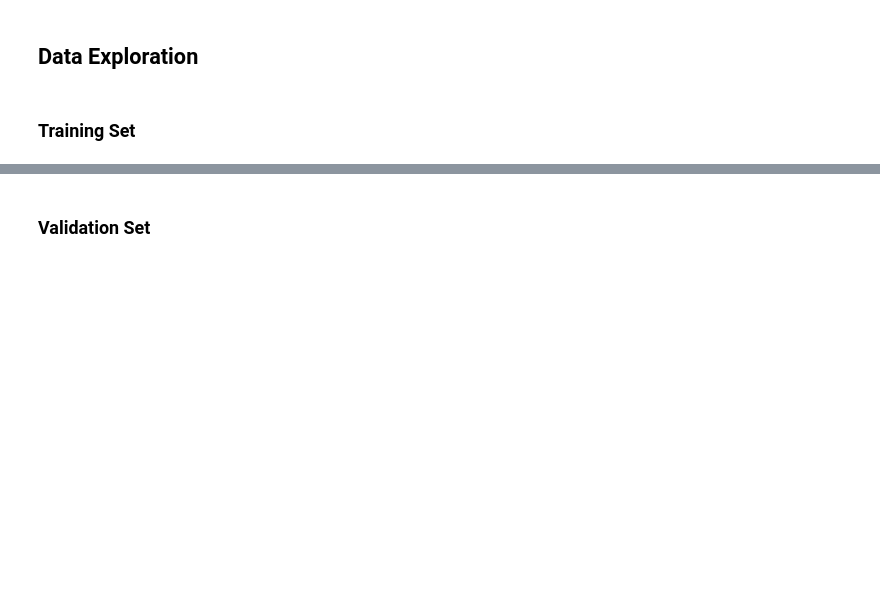
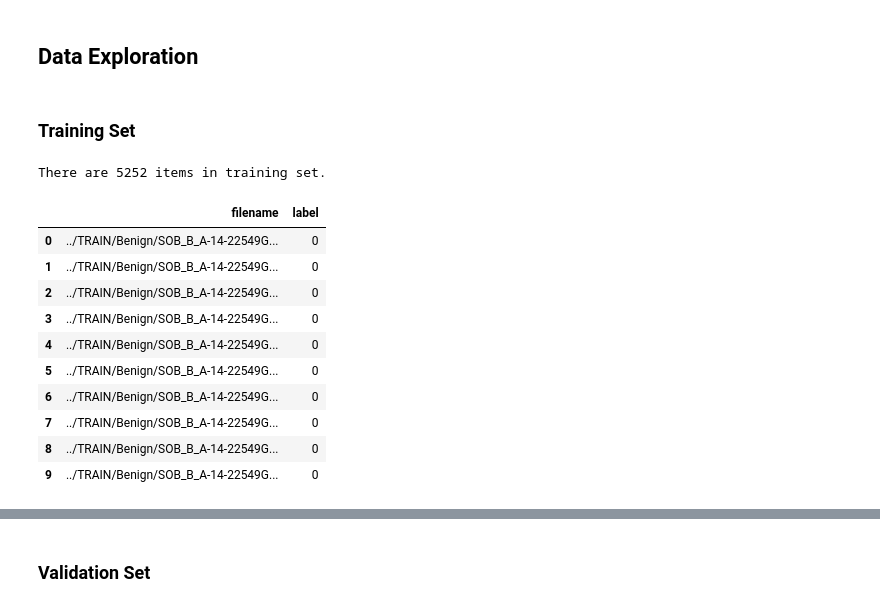
Before and after one commit to As-12/BreakHis-ML, a Jupyter notebook: keras_models/keras_inception_v3.ipynb, the cells around one changed output, grey strips where cells are left out. Saved outputs shown, nothing was run; the diff lists cells and outputs as text; code cells hidden in the pictures; blank space fills up the shorter version.

```diff
--- a/keras_models/keras_inception_v3.ipynb
+++ b/keras_models/keras_inception_v3.ipynb
@@ -102,7 +102,7 @@ def buildImageDataset(path, imageResize=None,shuffle=False,seed=0):
     filenames = []
     data = []
     labels = []
-    imagePaths = sorted(list(paths.list_files(path)))
+    imagePaths = sorted(list(paths.list_images(path)))
 
     if shuffle == True:
         random.seed(seed)
@@ -117,7 +117,7 @@ def buildImageDataset(path, imageResize=None,shuffle=False,seed=0):
         filenames.append(imagePath)
         label = imagePath.split(os.path.sep)[-2]
         labels.append(CLASS_LABELS.index(label))
-    return (np.array(data).astype("float64"), np.array(labels), np.array(filenames))
+    return (np.array(data), np.array(labels), np.array(filenames))
 
 def showClassDistribution(y, labels):
     figure = plt.figure(figsize=(10,5))
@@ -125,6 +125,6 @@ def showClassDistribution(y, labels):
     ax.set_xticklabels(labels)
     plt.show()
 # %%
-X_train, y_train, train_files = buildImageDataset(TRAIN_DIR)
-X_valid, y_valid, valid_files = buildImageDataset(VAL_DIR)
-X_test, y_test, test_files = buildImageDataset(TEST_DIR)
+X_train, y_train, train_files = buildImageDataset(TRAIN_DIR,imageResize=IMAGE_RESIZE,seed=SEED)
+X_valid, y_valid, valid_files = buildImageDataset(VAL_DIR,imageResize=IMAGE_RESIZE,seed=SEED)
+X_test, y_test, test_files = buildImageDataset(TEST_DIR,imageResize=IMAGE_RESIZE,seed=SEED)
@@ -133,10 +133,42 @@ MemoryError:
+# %%
+#["-40","-100-","-200-","-400-"]
+magnifications = "-400-"
+
+run_this = 0
+
+if run_this == 1:
+    index = [i for i,item in enumerate(trainDataFrame["filename"]) if magnifications in item]
+    X_train = X_train[index]
+    y_train = y_train[index]
+    train_files = train_files[index]
+
+    index = [i for i,item in enumerate(validDataFrame["filename"]) if magnifications in item]
+    X_valid = X_valid[index]
+    y_valid = y_valid[index]
+    train_files
+    index = [i for i,item in enumerate(testDataFrame["filename"]) if magnifications in item]
+    X_test = X_test[index]
+    y_test = y_test[index]
 # %% [markdown]
 ## Data Exploration
 # %% [markdown]
 ### Training Set
 # %%
-testDataFrame = pd.DataFrame({'label':y_train, 'filename':train_files})
+trainDataFrame = pd.DataFrame({'label':y_train, 'filename':train_files})
 print("There are {} items in training set.".format(len(y_train) ))
-testDataFrame.head(10)
+trainDataFrame.head(10)
+# %% [output]
+There are 5252 items in training set.
+|  | filename | label |
+| 0 | ../TRAIN/Benign/SOB_B_A-14-22549G... | 0 |
+| 1 | ../TRAIN/Benign/SOB_B_A-14-22549G... | 0 |
+| 2 | ../TRAIN/Benign/SOB_B_A-14-22549G... | 0 |
+| 3 | ../TRAIN/Benign/SOB_B_A-14-22549G... | 0 |
+| 4 | ../TRAIN/Benign/SOB_B_A-14-22549G... | 0 |
+| 5 | ../TRAIN/Benign/SOB_B_A-14-22549G... | 0 |
+| 6 | ../TRAIN/Benign/SOB_B_A-14-22549G... | 0 |
+| 7 | ../TRAIN/Benign/SOB_B_A-14-22549G... | 0 |
+| 8 | ../TRAIN/Benign/SOB_B_A-14-22549G... | 0 |
+| 9 | ../TRAIN/Benign/SOB_B_A-14-22549G... | 0 |
 # %%
 showClassDistribution(y_train, CLASS_LABELS)
```
Also changed, not shown: parts of 23 cells of this notebook, 3 other files.
